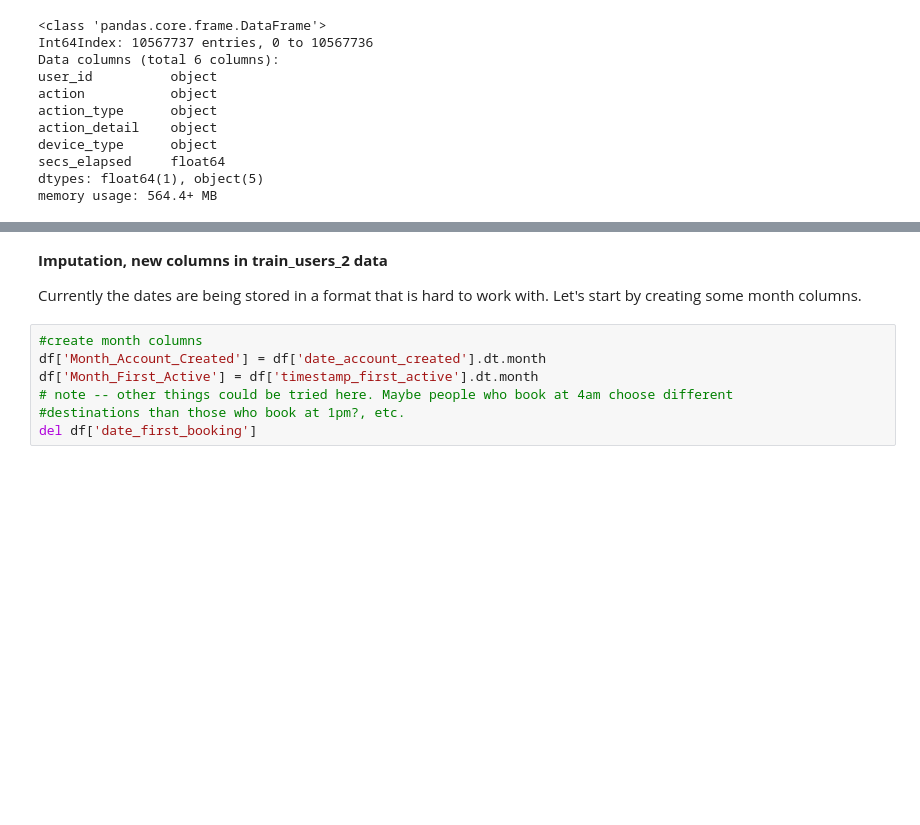
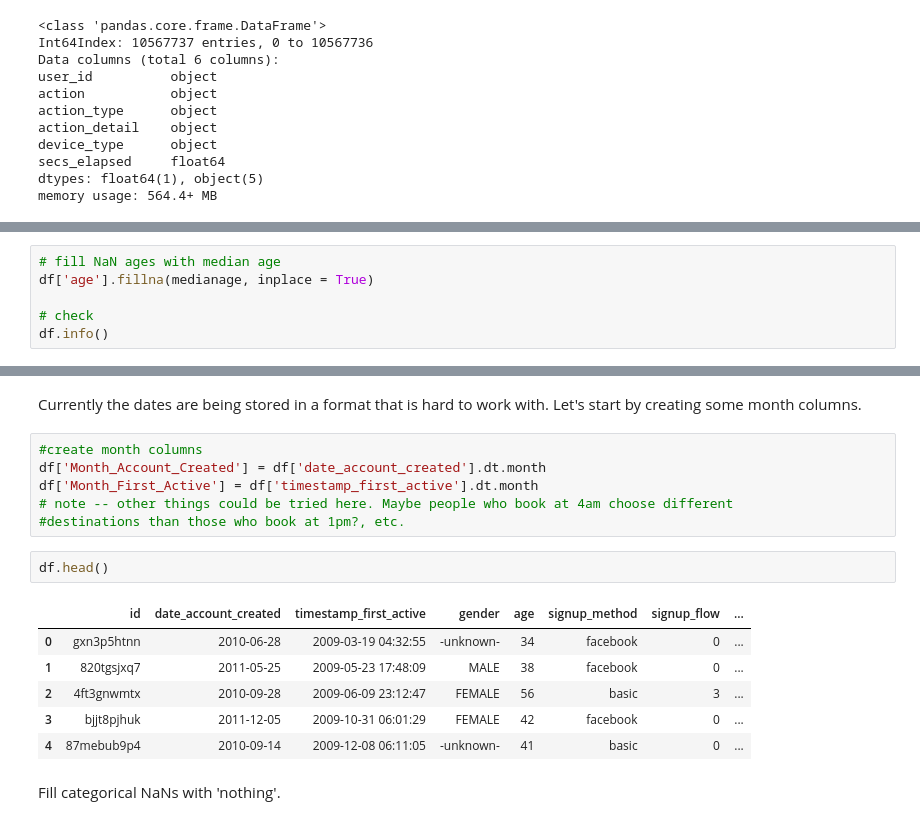
Before and after one commit to EloiseRosen/kaggle-airbnb, a Jupyter notebook: airbnb-kaggle.ipynb, the cells around one changed output, grey strips where cells are left out. Drawn from its saved outputs; the diff is of its cells as text; blank space fills up the shorter version.

```diff
--- a/airbnb-kaggle.ipynb
+++ b/airbnb-kaggle.ipynb
@@ -223,0 +409,6 @@ df.head(20)
+# %%
+# fill NaN ages with median age
+df['age'].fillna(medianage, inplace = True)
+
+# check
+df.info()
@@ -224,6 +433,4 @@ df.head(20)
 # %% [markdown]
-**Imputation, new columns in train_users_2 data**
-
 Currently the dates are being stored in a format that is hard to work with. Let's start by creating some month columns.
 # %%
 #create month columns
@@ -231,4 +438,14 @@ df['Month_Account_Created'] = df['date_account_created'].dt.month
 df['Month_First_Active'] = df['timestamp_first_active'].dt.month
 # note -- other things could be tried here. Maybe people who book at 4am choose different
 #destinations than those who book at 1pm?, etc.
-del df['date_first_booking']
+# %%
+df.head()
+# %% [output]
+|  | id | date_account_created | timestamp_first_active | gender | age | signup_method | signup_flow | ... |
+| 0 | gxn3p5htnn | 2010-06-28 | 2009-03-19 04:32:55 | -unknown- | 34 | facebook | 0 | ... |
+| 1 | 820tgsjxq7 | 2011-05-25 | 2009-05-23 17:48:09 | MALE | 38 | facebook | 0 | ... |
+| 2 | 4ft3gnwmtx | 2010-09-28 | 2009-06-09 23:12:47 | FEMALE | 56 | basic | 3 | ... |
+| 3 | bjjt8pjhuk | 2011-12-05 | 2009-10-31 06:01:29 | FEMALE | 42 | facebook | 0 | ... |
+| 4 | 87mebub9p4 | 2010-09-14 | 2009-12-08 06:11:05 | -unknown- | 41 | basic | 0 | ... |
+# %% [markdown]
+Fill categorical NaNs with 'nothing'.
```
Also changed, not shown: parts of 41 cells of this notebook.
